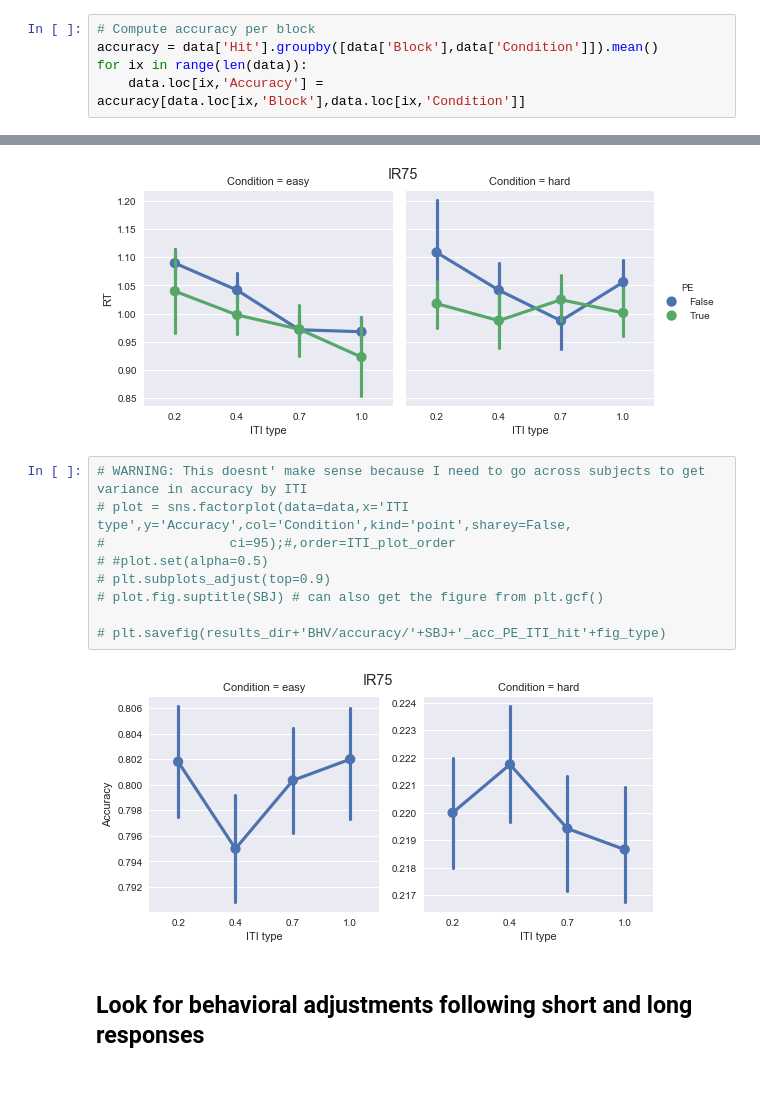
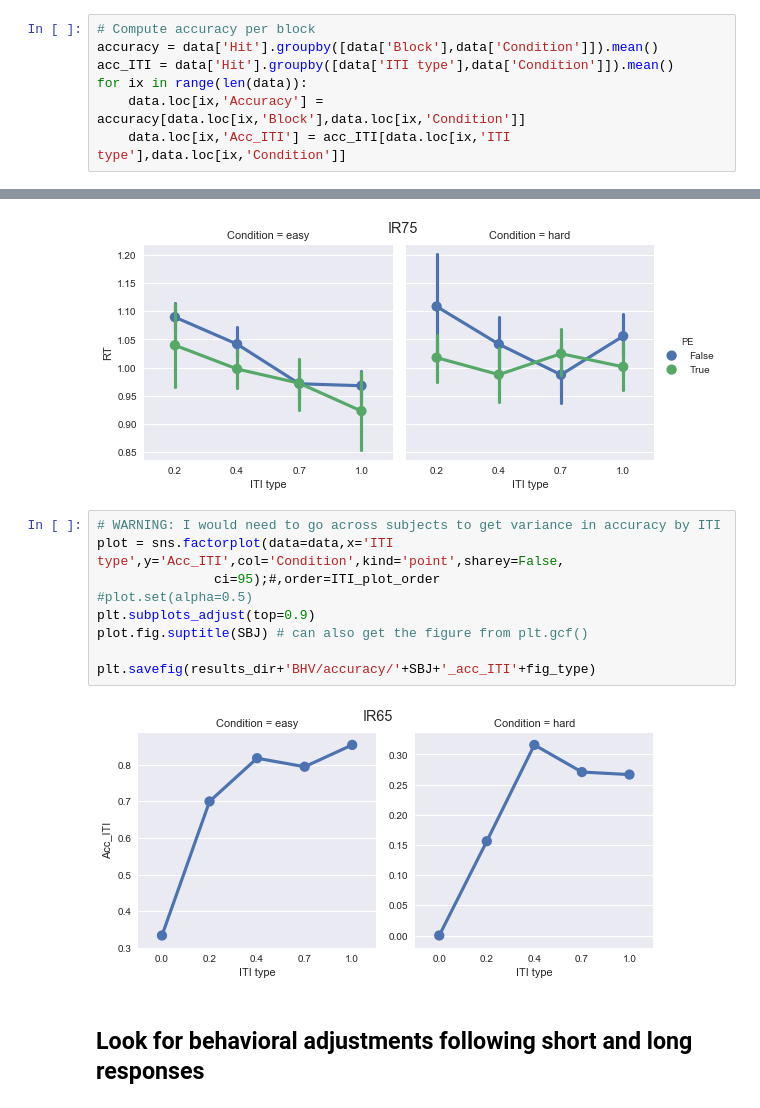
Before and after one commit to hoycw/asymmetric_RPE_paper, a Jupyter notebook: BHV01_prelim_analysis.ipynb, the cells around one changed output, grey strips where cells are left out. Cells and saved outputs as stored; diff of their text form.

Commit message:
added accuracy by ITI to BHV01, workign on sh to call it

```diff
--- a/BHV01_prelim_analysis.ipynb
+++ b/BHV01_prelim_analysis.ipynb
@@ -114,8 +134,10 @@ block_mid_ix.insert(0,np.mean([0, prdm['n_examples']+prdm['n_training']]))
 # %%
 # Compute accuracy per block
 accuracy = data['Hit'].groupby([data['Block'],data['Condition']]).mean()
+acc_ITI = data['Hit'].groupby([data['ITI type'],data['Condition']]).mean()
 for ix in range(len(data)):
     data.loc[ix,'Accuracy'] = accuracy[data.loc[ix,'Block'],data.loc[ix,'Condition']]
+    data.loc[ix,'Acc_ITI'] = acc_ITI[data.loc[ix,'ITI type'],data.loc[ix,'Condition']]
 # %%
 # Break down by post-long and post-short trials
 data['postlong'] = [False if ix==0 else True if data['RT'].iloc[ix-1]>1 else False for ix in range(len(data))]
@@ -283,16 +305,16 @@ plt.savefig(results_dir+'BHV/RTs/hist_PE_ITI/'+SBJ+'_RT_PE_ITI_hit'+fig_type)
 # %% [output]
 [figure]
 # %%
-# WARNING: This doesnt' make sense because I need to go across subjects to get variance in accuracy by ITI
-# plot = sns.factorplot(data=data,x='ITI type',y='Accuracy',col='Condition',kind='point',sharey=False,
-#                ci=95);#,order=ITI_plot_order
-# #plot.set(alpha=0.5)
-# plt.subplots_adjust(top=0.9)
-# plot.fig.suptitle(SBJ) # can also get the figure from plt.gcf()
+# WARNING: I would need to go across subjects to get variance in accuracy by ITI
+plot = sns.factorplot(data=data,x='ITI type',y='Acc_ITI',col='Condition',kind='point',sharey=False,
+               ci=95);#,order=ITI_plot_order
+#plot.set(alpha=0.5)
+plt.subplots_adjust(top=0.9)
+plot.fig.suptitle(SBJ) # can also get the figure from plt.gcf()
 
-# plt.savefig(results_dir+'BHV/accuracy/'+SBJ+'_acc_PE_ITI_hit'+fig_type)
+plt.savefig(results_dir+'BHV/accuracy/'+SBJ+'_acc_ITI'+fig_type)
 # %% [output]
-[figure, old version]
+[figure, new version]
 # %% [markdown]
 ## Look for behavioral adjustments following short and long responses
 # %%
```
Also changed, not shown: parts of 1 cell of this notebook, 2 other files.
